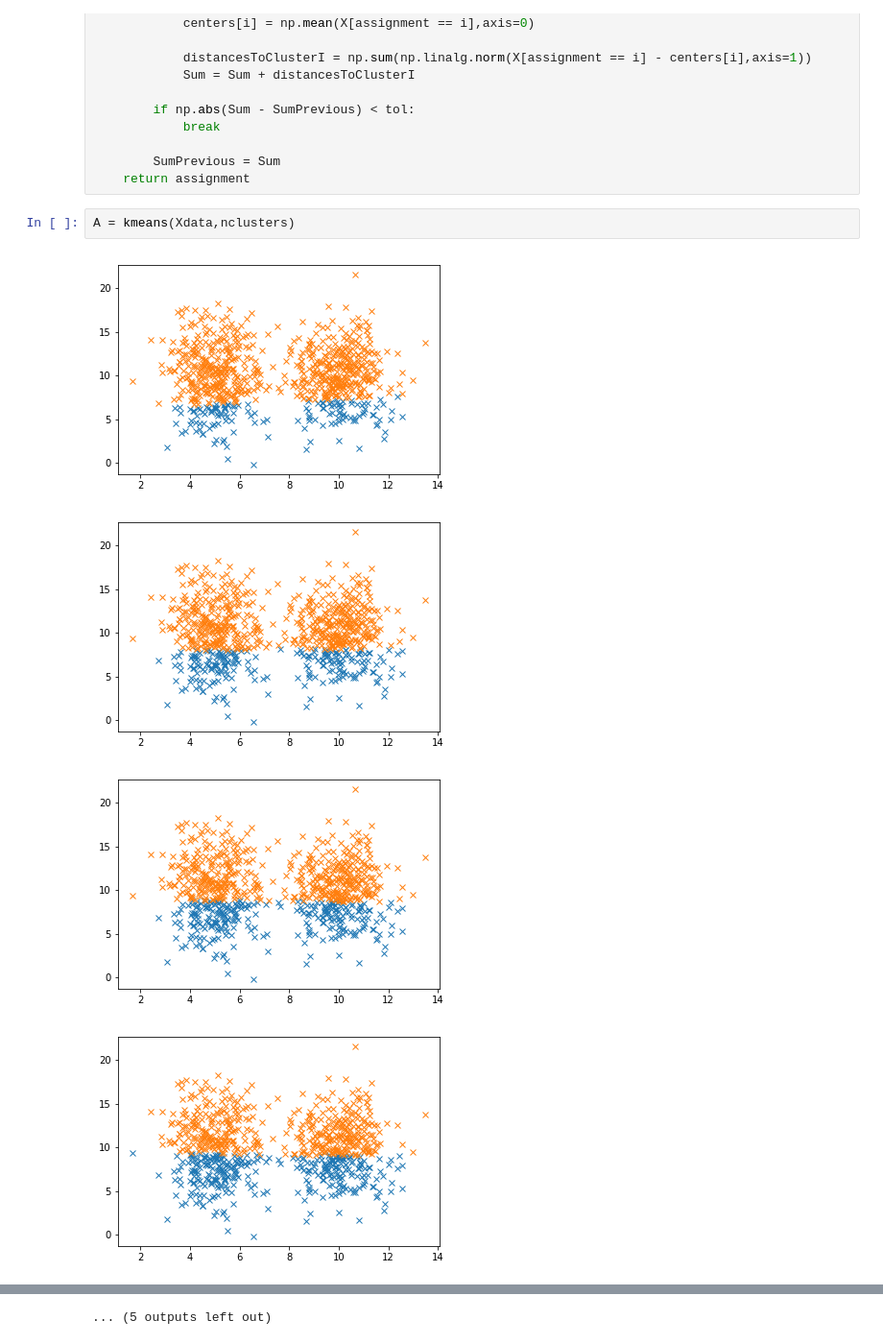
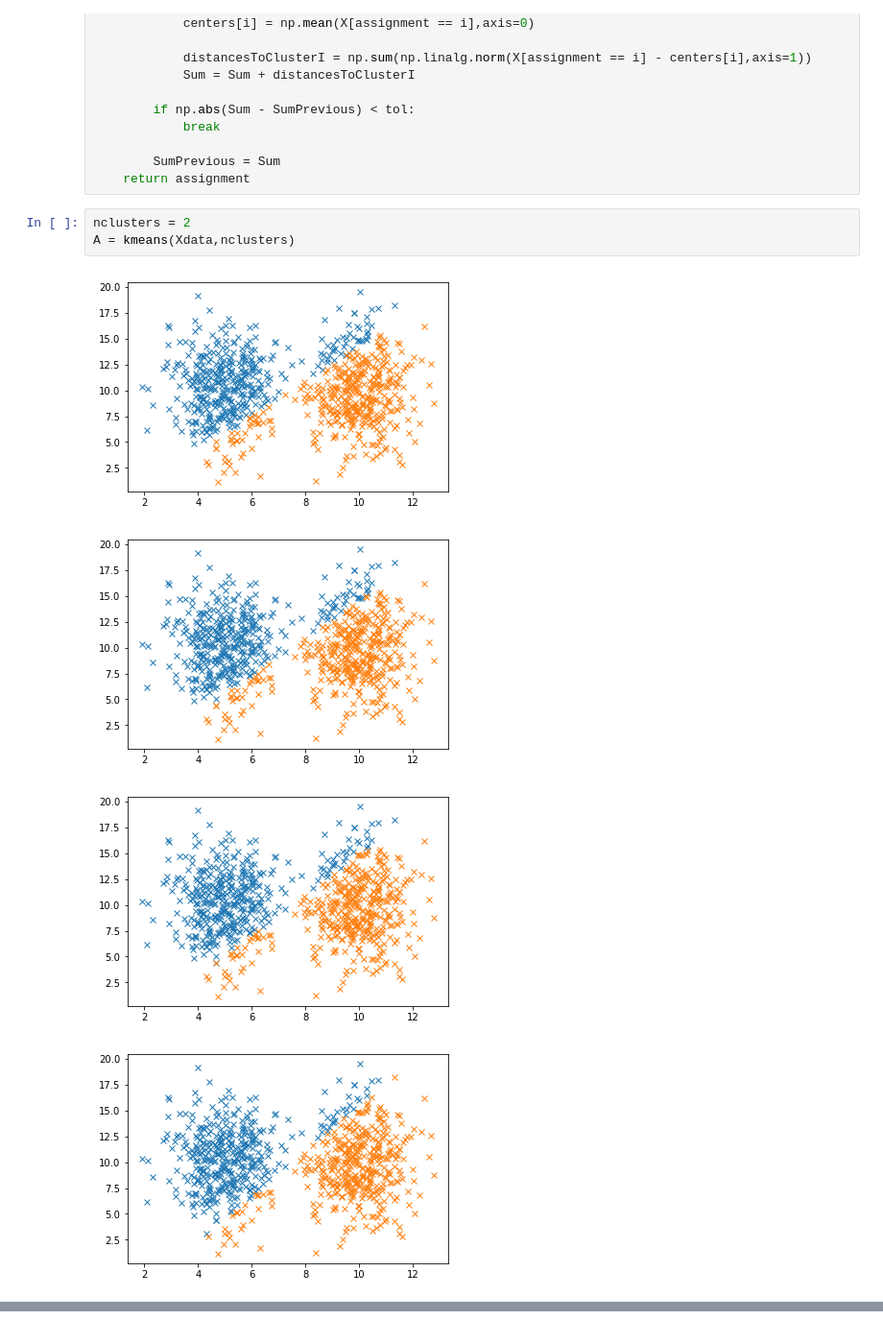
Before and after one commit to williamegomez/Machine-Learnign-Teaching, a Jupyter notebook: lessons/2018-1/Clustering/Clustering K Means.ipynb, the cells around one changed output, grey strips where cells are left out. Shown at 96% size. Drawn from its saved outputs; the diff is of its cells as text.

```diff
--- a/lessons/2018-1/Clustering/Clustering K Means.ipynb
+++ b/lessons/2018-1/Clustering/Clustering K Means.ipynb
@@ -161,9 +161,10 @@ def kmeans(X,nclusters,iteraciones=100, tol = 10e-4):
         SumPrevious = Sum
     return assignment
 # %%
+nclusters = 2
 A = kmeans(Xdata,nclusters)
 # %% [output]
-[figure, old version]
+[figure, new version]
-[figure, old version]
+[figure, new version]
-[figure, old version]
+[figure, new version]
-[figure, old version]
+[figure, new version]
@@ -178 +174,0 @@ A = kmeans(Xdata,nclusters)
-... (5 outputs left out)
```
Also changed, not shown: parts of 4 cells of this notebook, 2 other files.
